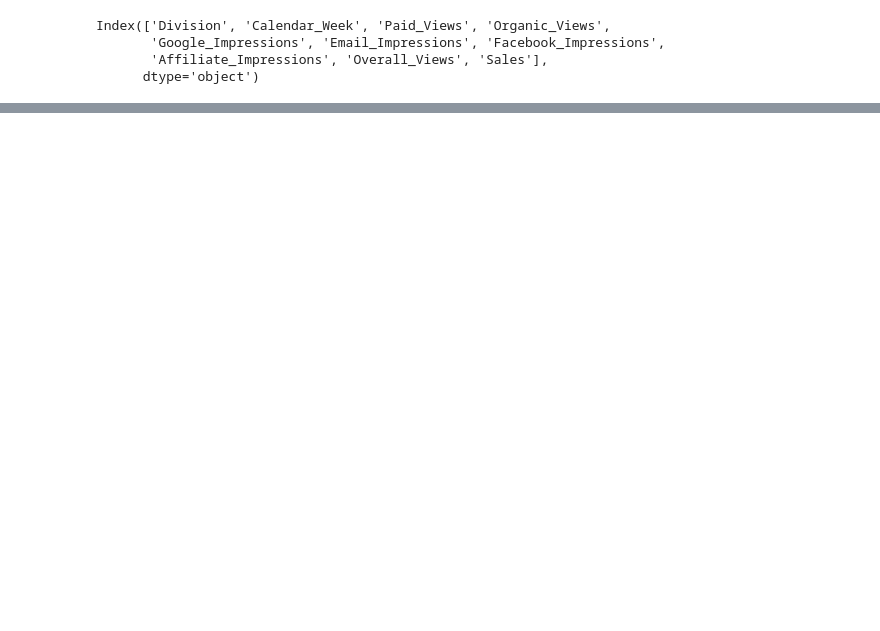
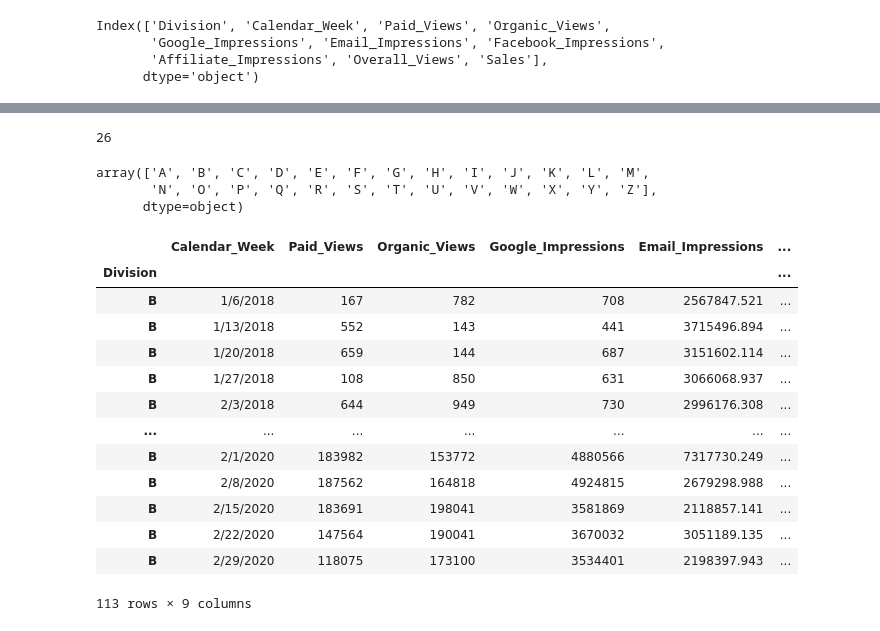
Before and after one commit to iair/mitic-data-science-team-1-septiembre-2024, a Jupyter notebook: clases/DS fundamentals/clase 2/pandas.ipynb, the cells around one changed output, grey strips where cells are left out. Cells and saved outputs as stored; diff of their text form; code cells hidden in the pictures; blank space fills up the shorter version.

```diff
--- a/clases/DS fundamentals/clase 2/pandas.ipynb
+++ b/clases/DS fundamentals/clase 2/pandas.ipynb
@@ -23,0 +199,25 @@ Index(['Division', 'Calendar_Week', 'Paid_Views', 'Organic_Views',
+# %%
+print(len(df['Division'].unique()))
+df['Division'].unique()
+# %% [output]
+26
+array(['A', 'B', 'C', 'D', 'E', 'F', 'G', 'H', 'I', 'J', 'K', 'L', 'M',
+       'N', 'O', 'P', 'Q', 'R', 'S', 'T', 'U', 'V', 'W', 'X', 'Y', 'Z'],
+      dtype=object)
+# %%
+df_filter.loc['B']
+# %% [output]
+|  | Calendar_Week | Paid_Views | Organic_Views | Google_Impressions | Email_Impressions | ... |
+| Division |  |  |  |  |  | ... |
+| B | 1/6/2018 | 167 | 782 | 708 | 2567847.521 | ... |
+| B | 1/13/2018 | 552 | 143 | 441 | 3715496.894 | ... |
+| B | 1/20/2018 | 659 | 144 | 687 | 3151602.114 | ... |
+| B | 1/27/2018 | 108 | 850 | 631 | 3066068.937 | ... |
+| B | 2/3/2018 | 644 | 949 | 730 | 2996176.308 | ... |
+| ... | ... | ... | ... | ... | ... | ... |
+| B | 2/1/2020 | 183982 | 153772 | 4880566 | 7317730.249 | ... |
+| B | 2/8/2020 | 187562 | 164818 | 4924815 | 2679298.988 | ... |
+| B | 2/15/2020 | 183691 | 198041 | 3581869 | 2118857.141 | ... |
+| B | 2/22/2020 | 147564 | 190041 | 3670032 | 3051189.135 | ... |
+| B | 2/29/2020 | 118075 | 173100 | 3534401 | 2198397.943 | ... |
+113 rows × 9 columns
```
Also changed, not shown: parts of 20 cells of this notebook, 4 other files.
